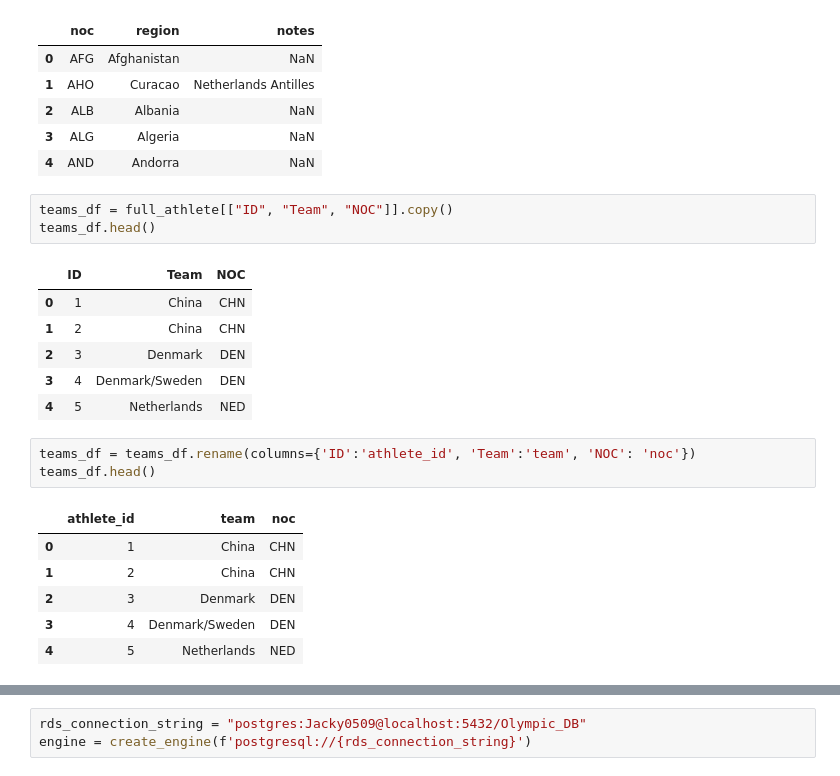
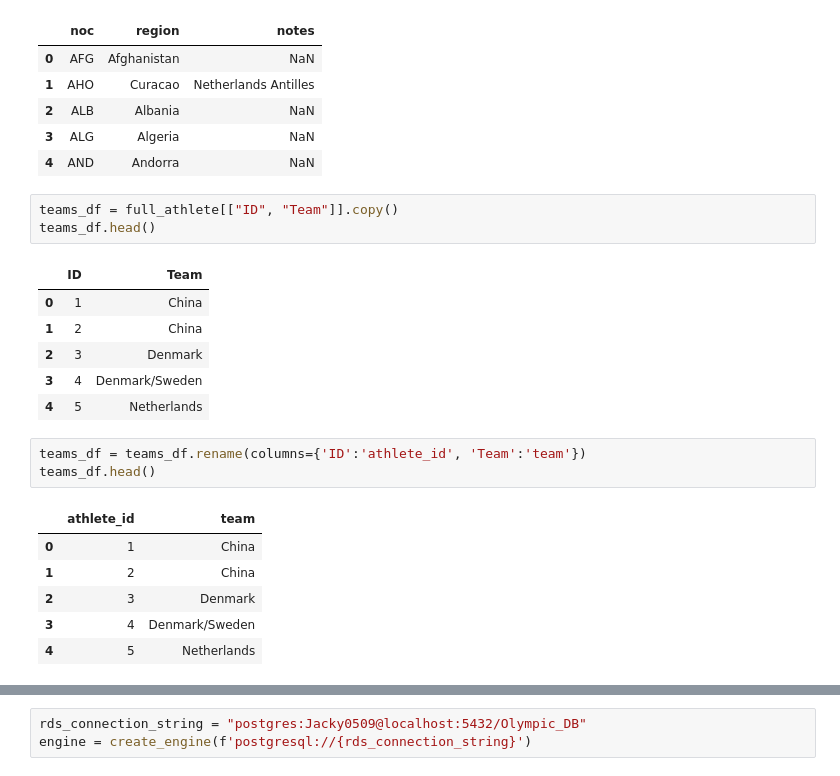
Before and after one commit to Bmyers5817/ETL_Project, a Jupyter notebook: csv_import_clean.ipynb, the cells around one changed output, grey strips where cells are left out. Drawn from its saved outputs; the diff is of its cells as text.

```diff
--- a/csv_import_clean.ipynb
+++ b/csv_import_clean.ipynb
@@ -34,22 +34,22 @@ regions.head()
 | 3 | ALG | Algeria | NaN |
 | 4 | AND | Andorra | NaN |
 # %%
-teams_df = full_athlete[["ID", "Team", "NOC"]].copy()
+teams_df = full_athlete[["ID", "Team"]].copy()
 teams_df.head()
 # %% [output]
-|  | ID | Team | NOC |
-| 0 | 1 | China | CHN |
-| 1 | 2 | China | CHN |
-| 2 | 3 | Denmark | DEN |
-| 3 | 4 | Denmark/Sweden | DEN |
-| 4 | 5 | Netherlands | NED |
+|  | ID | Team |
+| 0 | 1 | China |
+| 1 | 2 | China |
+| 2 | 3 | Denmark |
+| 3 | 4 | Denmark/Sweden |
+| 4 | 5 | Netherlands |
 # %%
-teams_df = teams_df.rename(columns={'ID':'athlete_id', 'Team':'team', 'NOC': 'noc'})
+teams_df = teams_df.rename(columns={'ID':'athlete_id', 'Team':'team'})
 teams_df.head()
 # %% [output]
-|  | athlete_id | team | noc |
-| 0 | 1 | China | CHN |
-| 1 | 2 | China | CHN |
-| 2 | 3 | Denmark | DEN |
-| 3 | 4 | Denmark/Sweden | DEN |
-| 4 | 5 | Netherlands | NED |
+|  | athlete_id | team |
+| 0 | 1 | China |
+| 1 | 2 | China |
+| 2 | 3 | Denmark |
+| 3 | 4 | Denmark/Sweden |
+| 4 | 5 | Netherlands |
```
Also changed, not shown: parts of 25 cells of this notebook, 6 other files.
